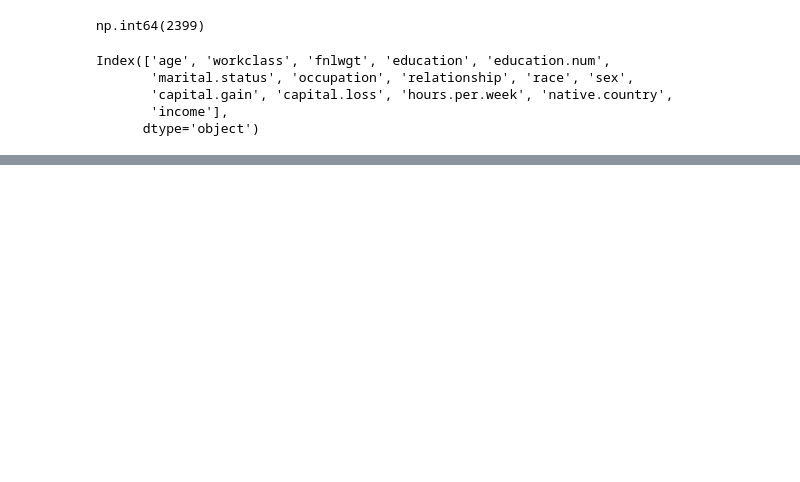
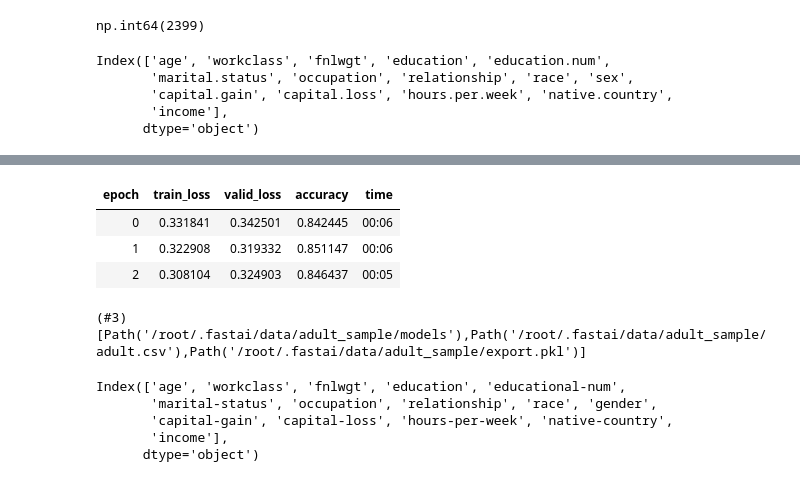
Before and after one commit to baxronovferuz1/DataScience_Np, a Jupyter notebook: semantic_segmentation.ipynb, the cells around one changed output, grey strips where cells are left out. Cells and saved outputs as stored; diff of their text form; code cells hidden in the pictures; blank space fills up the shorter version.

```diff
--- a/semantic_segmentation.ipynb
+++ b/semantic_segmentation.ipynb
@@ -180,0 +175,32 @@ Index(['age', 'workclass', 'fnlwgt', 'education', 'education.num',
+# %%
+from fastai.tabular.all import *
+
+# path=untar_data(URLs.ADULT_SAMPLE)
+
+# dataloaders
+dls=TabularDataLoaders.from_df(adult_data, path='.',bs=64, y_names='income',
+                                cat_names=['workclass','education','marital-status','occupation','relationship','race','gender','native-country'],
+                                cont_names=['age','fnlwgt','educational-num','capital-gain','capital-loss','hours-per-week'],
+                                procs=[Categorify, FillMissing, Normalize])
+
+# train
+learn=tabular_learner(dls, metrics=accuracy)
+
+learn.fit_one_cycle(3)
+# %% [output]
+| epoch | train_loss | valid_loss | accuracy | time |
+| 0 | 0.331841 | 0.342501 | 0.842445 | 00:06 |
+| 1 | 0.322908 | 0.319332 | 0.851147 | 00:06 |
+| 2 | 0.308104 | 0.324903 | 0.846437 | 00:05 |
+# %%
+path.ls()
+# %% [output]
+(#3) [Path('/root/.fastai/data/adult_sample/models'),Path('/root/.fastai/data/adult_sample/adult.csv'),Path('/root/.fastai/data/adult_sample/export.pkl')]
+# %%
+print(adult_data.columns)
+# %% [output]
+Index(['age', 'workclass', 'fnlwgt', 'education', 'educational-num',
+       'marital-status', 'occupation', 'relationship', 'race', 'gender',
+       'capital-gain', 'capital-loss', 'hours-per-week', 'native-country',
+       'income'],
+      dtype='object')
```
Also changed, not shown: parts of 5 cells of this notebook.
